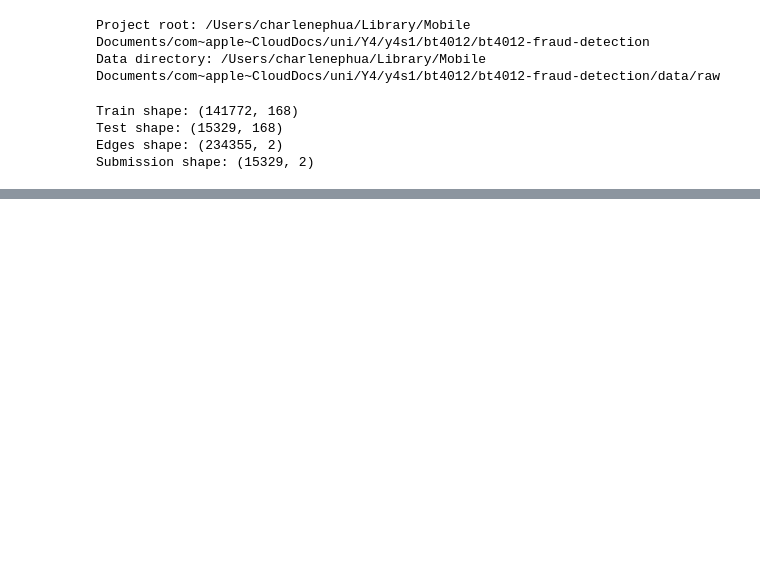
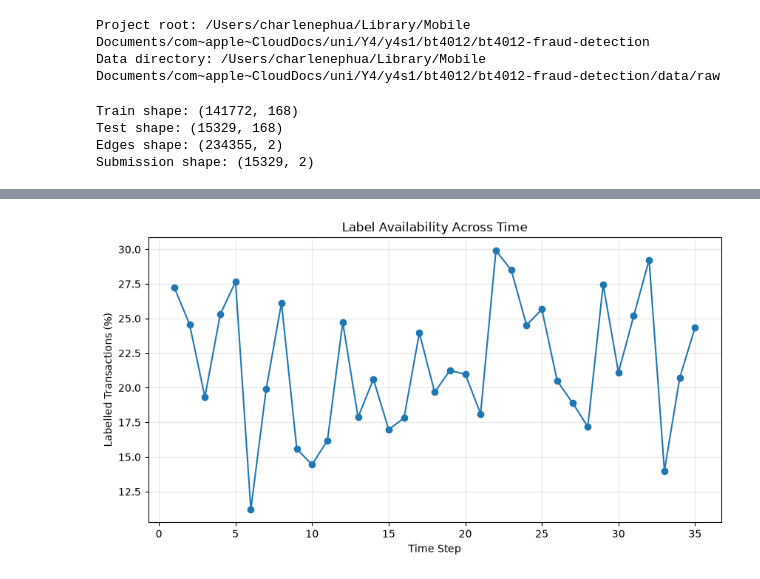
Before and after one commit to charlllene/bt4012-fraud-detection, a Jupyter notebook: notebooks/01_eda.ipynb, the cells around one changed output, grey strips where cells are left out. Drawn from its saved outputs; the diff is of its cells as text; code cells hidden in the pictures; blank space fills up the shorter version.

```diff
--- a/notebooks/01_eda.ipynb
+++ b/notebooks/01_eda.ipynb
@@ -67,0 +282,18 @@ display(sample_submission.head())
+# %%
+#labelled percentage over time
+plt.figure(figsize=(10, 5))
+
+plt.plot(
+    time_summary.index,
+    time_summary["labelled_pct"],
+    marker="o"
+)
+
+plt.xlabel("Time Step")
+plt.ylabel("Labelled Transactions (%)")
+plt.title("Label Availability Across Time")
+plt.grid(alpha=0.3)
+
+plt.show()
+# %% [output]
+[figure, added]
```
Also changed, not shown: parts of 41 cells of this notebook, 10 other files.
